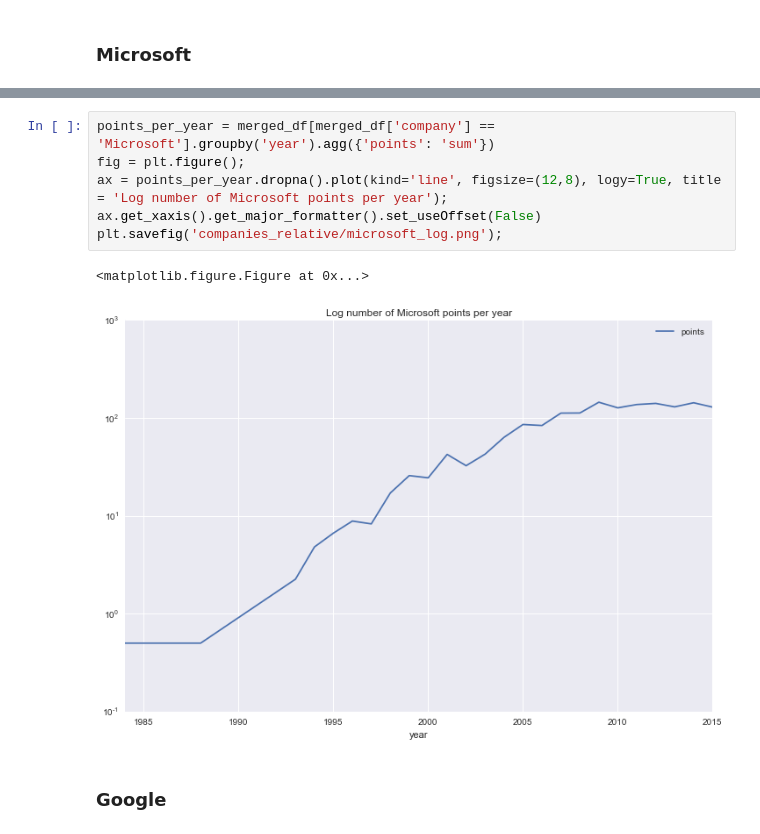
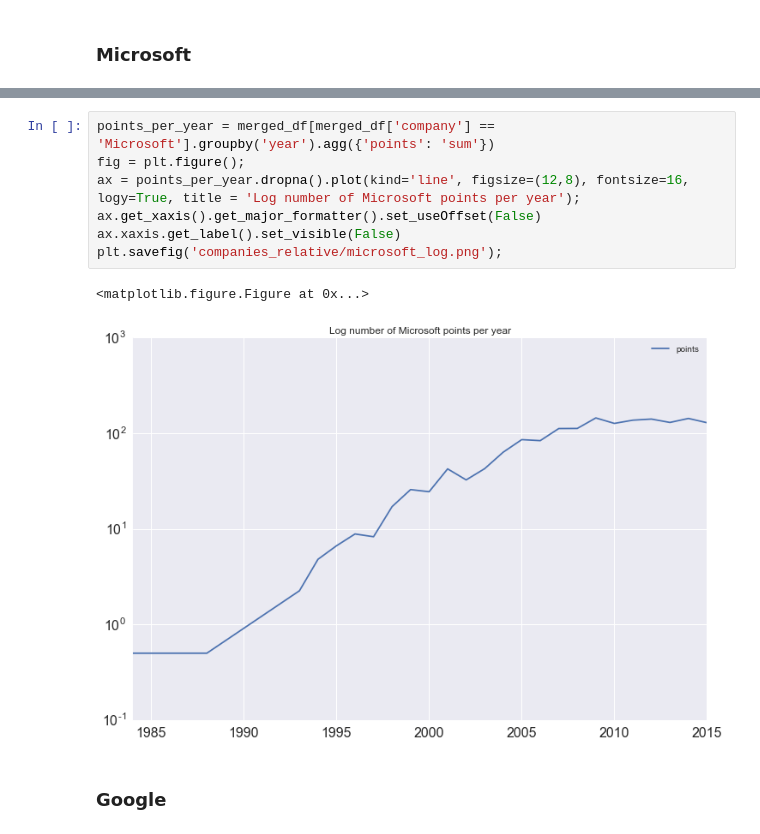
Before and after one commit to joostverkaik/influence-tech-companies, a Jupyter notebook: DBLP_CSR_Analysis.ipynb, the cells around one changed output, grey strips where cells are left out. Drawn from its saved outputs; the diff is of its cells as text.

```diff
--- a/DBLP_CSR_Analysis.ipynb
+++ b/DBLP_CSR_Analysis.ipynb
@@ -1201,12 +1238,13 @@ plt.savefig('companies_relative/microsoft.png');
 # %%
 points_per_year = merged_df[merged_df['company'] == 'Microsoft'].groupby('year').agg({'points': 'sum'})
 fig = plt.figure();
-ax = points_per_year.dropna().plot(kind='line', figsize=(12,8), logy=True, title = 'Log number of Microsoft points per year');
+ax = points_per_year.dropna().plot(kind='line', figsize=(12,8), fontsize=16, logy=True, title = 'Log number of Microsoft points per year');
 ax.get_xaxis().get_major_formatter().set_useOffset(False)
+ax.xaxis.get_label().set_visible(False)
 plt.savefig('companies_relative/microsoft_log.png');
 # %% [output]
 <matplotlib.figure.Figure at 0x...>
-[figure, old version]
+[figure, new version]
 # %% [markdown]
 ### Google
 # %%
```
Also changed, not shown: parts of 33 cells of this notebook.
